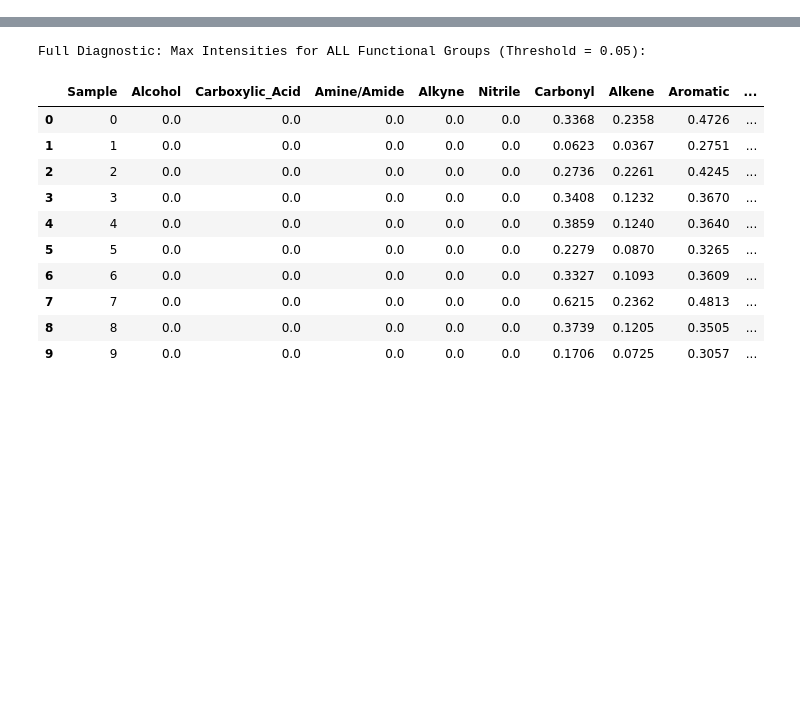
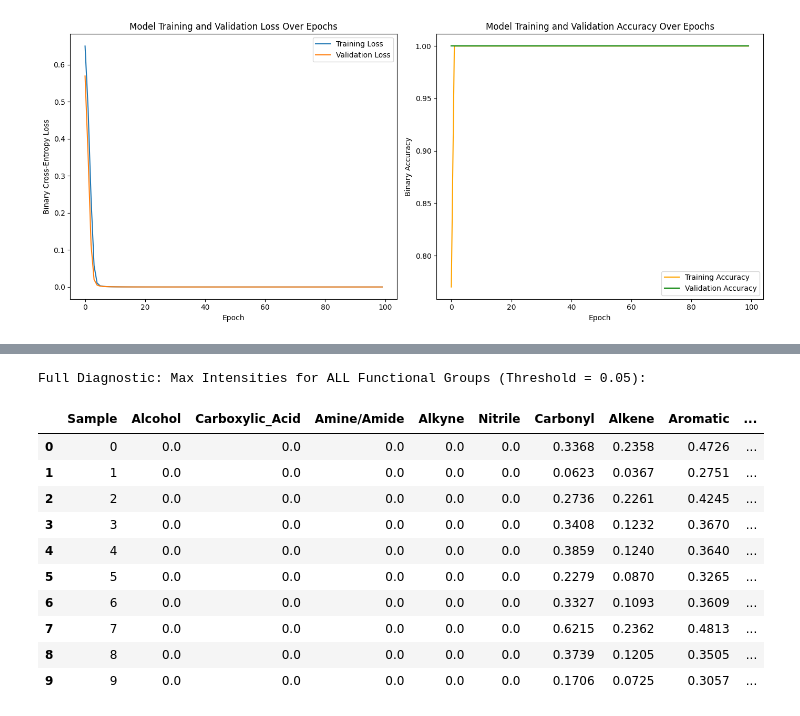
Before and after one commit to Fake-Chemist26/VibeCheck-, a Jupyter notebook: VibeCheck™_Workbook.ipynb, the cells around one changed output, grey strips where cells are left out. Drawn from its saved outputs; the diff is of its cells as text; code cells hidden in the pictures; blank space fills up the shorter version.

```diff
--- a/VibeCheck™_Workbook.ipynb
+++ b/VibeCheck™_Workbook.ipynb
@@ -235,7 +427,7 @@ def run_ir_training_pipeline(csv_path):
         layers.Dense(len(CLASSES), activation='sigmoid')
     ]) #^^^CROSS ENTROPY SECTION (GOOD GOD THIS TOOK FOREVER)
     model.compile(optimizer='adam', loss='binary_crossentropy', metrics=['binary_accuracy'])
-    history = model.fit(X_train, y_train, epochs=20, batch_size=16, verbose=0)
+    history = model.fit(X_train, y_train, epochs=100, batch_size=16, verbose=0, validation_data=(X_test, y_test))
     return model, CLASSES, X_test, y_test, wavenumbers, history
 
 model, CLASSES, X_test, y_test, wavenumbers_global, history = run_ir_training_pipeline('Fruit_purees_FTIR.csv')
@@ -326,11 +520,29 @@ plt.show()
 # %%
 import matplotlib.pyplot as plt
 
-plt.figure(figsize=(10, 6))
+plt.figure(figsize=(14, 6))
+
+# Plot Loss
+plt.subplot(1, 2, 1) # 1 row, 2 columns, first plot
 plt.plot(history.history['loss'], label='Training Loss')
-plt.title('Model Binary Cross-Entropy Loss Over Epochs')
+plt.plot(history.history['val_loss'], label='Validation Loss')
+plt.title('Model Training and Validation Loss Over Epochs')
 plt.xlabel('Epoch')
 plt.ylabel('Binary Cross-Entropy Loss')
 plt.legend()
-plt.grid(True)
+plt.grid(False)
+
+# Plot Accuracy
+plt.subplot(1, 2, 2) # 1 row, 2 columns, second plot
+plt.plot(history.history['binary_accuracy'], label='Training Accuracy', color='orange')
+plt.plot(history.history['val_binary_accuracy'], label='Validation Accuracy', color='green')
+plt.title('Model Training and Validation Accuracy Over Epochs')
+plt.xlabel('Epoch')
+plt.ylabel('Binary Accuracy')
+plt.legend()
+plt.grid(False)
+
+plt.tight_layout()
 plt.show()
+# %% [output]
+[figure, added]
```
Also changed, not shown: parts of 19 cells of this notebook.
